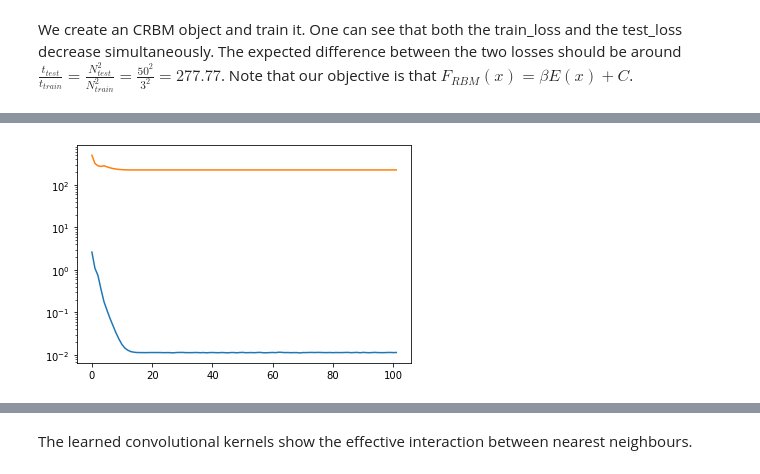
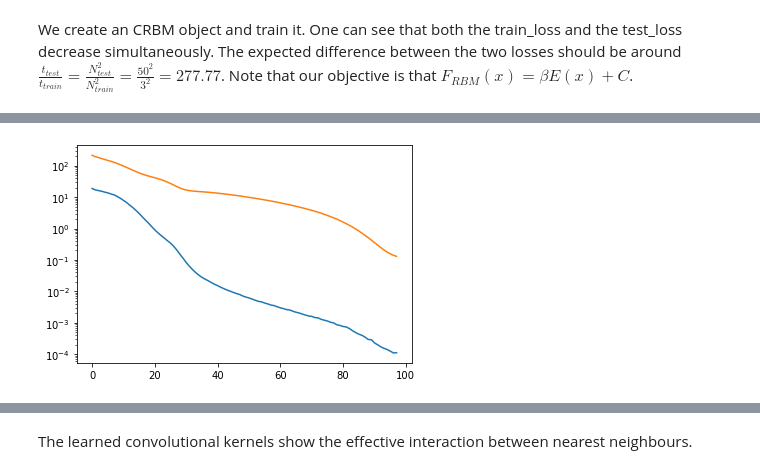
Before and after one commit to ecasiano/IsingConvolutionalRBM, a Jupyter notebook: Ising_CRBM_no_symmetries.ipynb, the cells around one changed output, grey strips where cells are left out. Saved outputs shown, nothing was run; the diff lists cells and outputs as text; code cells hidden in the pictures.

```diff
--- a/Ising_CRBM_with_MC_data_reshaped.ipynb
+++ b/Ising_CRBM_no_symmetries.ipynb
@@ -193,7 +212,7 @@ states_train.shape
 # %% [markdown]
 Generate a random test set of lattice size $L=50$ to evaluate if the CRBM matches the Ising model at large lattice sizes.
 # %%
-L = 50
-states_test = np.asarray(np.random.binomial(size=(4 * 10 ** 3, L, L, 1), p=0.5, n=1), dtype=floatX)
+L_test = 10
+states_test = np.asarray(np.random.binomial(size=(4 * 10 ** 3, L_test, L_test, 1), p=0.5, n=1), dtype=floatX)
 states_test.shape # Just random set of states independent of temperature
 # %% [output]
@@ -221,3 +238,6 @@ temp = T
+# %%
+T = 1.0
+temp = T
 # %% [markdown]
 The physical energy is computed for train and test set.
 # %%
@@ -244,7 +264,7 @@ BATCH_SIZE
 Random Initializion: the kernel W with kernel_dims=(kernel_number, kernel_size) and both biases.
 # %%
 kernel_number = 1
-kernel_size = 5
+kernel_size = 3
 kernel_dims = (kernel_number, kernel_size)
 kernel_shape = (kernel_dims[1], kernel_dims[1], 1, kernel_dims[0])
 
@@ -361,7 +381,7 @@ Initialize the adam optimizer, compute the gradients and apply them.
 Everything combined in one class.
 # %%
 class CRBM:
-    def __init__(self, kernel_dims=(2, 2), opt=None):
+    def __init__(self, kernel_dims, opt=None):
 
         # assert len(kernel_dims) == 2
         if opt is None:
@@ -561,23 +573,24 @@ epoch = 0
 l_train = 10 ** 9
 l_test = 10 ** 9
 
-while l_train > 10 ** -6:
+while l_train > 10 ** -4:
     # train
     l_train = 0
 
     for train_s, train_E in train_dataset:
-        l_train += crbm.train(train_s, train_E / temp) ### maybe do that here instead.
+        l_train += crbm.train(train_s, train_E / temp)
 
-    # Symmetrize 90 degree rotations
-    symmetrize_rotations(R90_groups)
+        # Symmetrize 90 degree rotations
+        # symmetrize_rotations(R90_groups)
+
+        # Symmetrize reflections
+        # ---- here ---- #
 
     l_train = l_train / N_TRAIN_BATCHES
 
     # plot results
     if epoch % 100 == 0:
         l_test = crbm.compute_loss(states_test, E_phys_test / temp)
-        # I THINK HERE WE SHOULD TRY COMPUTING E_phys_test from MC configs
-        # states_test we can try and let be the MC configs... or actually.... __^
 
         loss_train.append(l_train)
         loss_test.append(l_test)
@@ -597 +610 @@ Epoch: 10100 | loss test: 226.16845703125| loss train: 0.011431322433054447| lte
-[figure, old version]
+[figure, new version]
```
Also changed, not shown: parts of 24 cells of this notebook, 18 other files.
